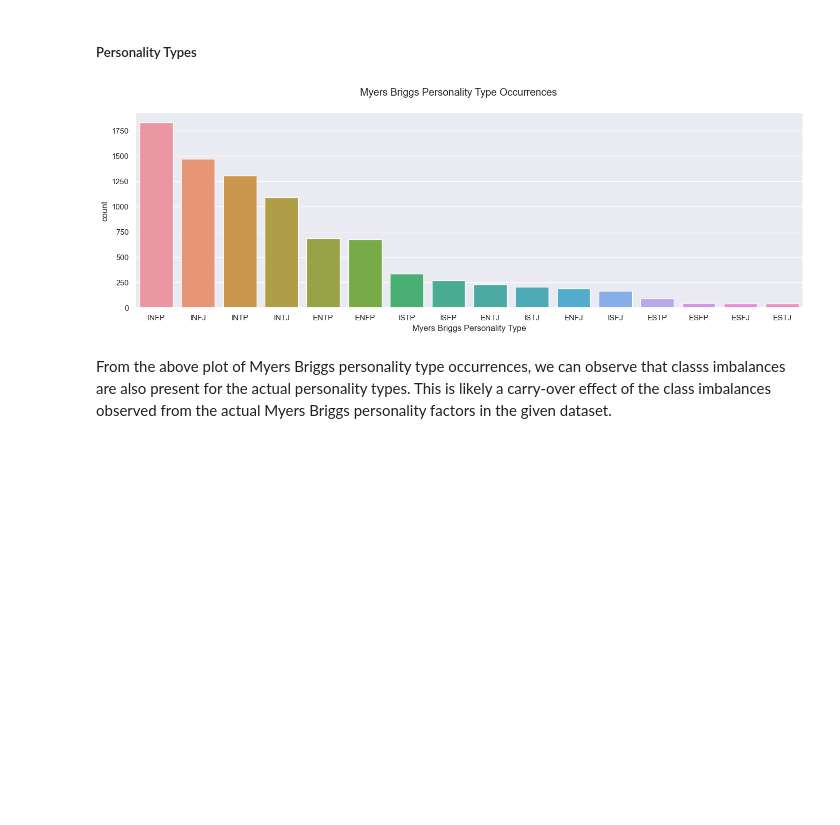
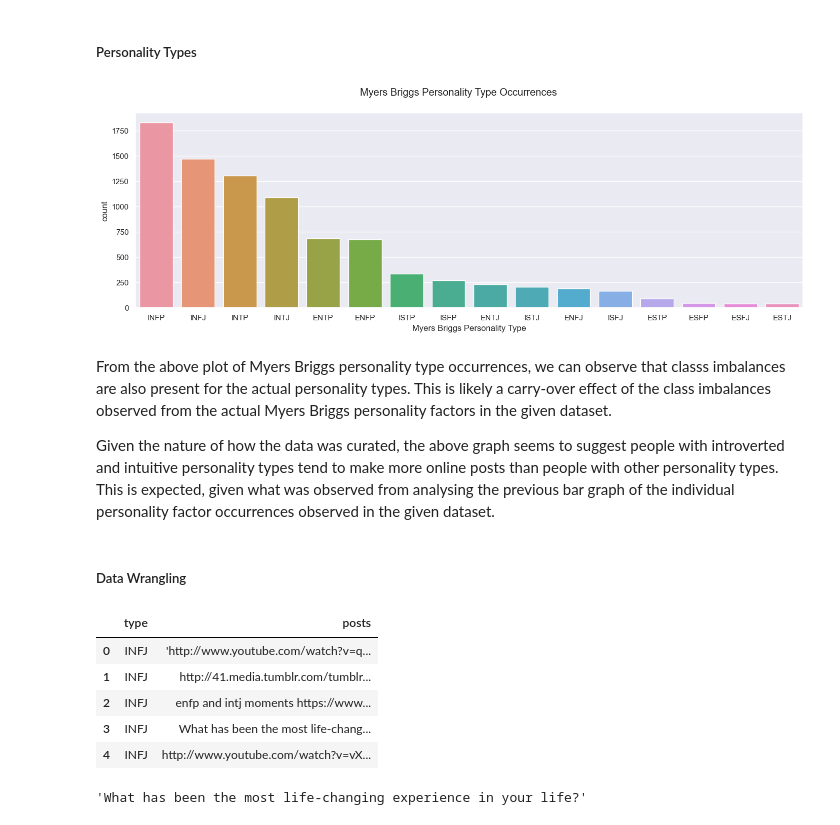
Before and after one commit to slouie88/myers_briggs_personalities, a Jupyter notebook: myers_briggs_eda.ipynb, the cells around one changed output. Drawn from its saved outputs; the diff is of its cells as text; code cells hidden in the pictures; blank space fills up the shorter version.

Commit message:
Added function to split data rows according to the '|||' delimiter for user posts

```diff
--- a/myers_briggs_eda.ipynb
+++ b/myers_briggs_eda.ipynb
@@ -14,7 +14,7 @@ import os
 
 CSV_DATA_PATH = os.path.join("data", "mbti_1.csv")
 
-def load_csv_data(csv_file_path : str = CSV_DATA_PATH):
+def load_csv_data(csv_file_path: str = CSV_DATA_PATH) -> pd.DataFrame:
     """ Load data from a given csv file into a pandas DataFrame object.
 
     Args:
@@ -57,7 +57,7 @@ memory usage: 135.7+ KB
 # %% [markdown]
 ##### Personality Factors
 # %%
-def get_personality_factors(personality_dataset: pd.DataFrame, personalities_col_name : str = "type"):
+def get_personality_factors(personality_dataset: pd.DataFrame, personalities_col_name: str = "type") -> dict:
     """ Return a dictionary containing the personality factors from the given pandas DataFrame containing Myers Briggs personalities.
 
     Args:
@@ -148,3 +150,51 @@ plt.show()
 [figure]
 # %% [markdown]
 From the above plot of Myers Briggs personality type occurrences, we can observe that classs imbalances are also present for the actual personality types. This is likely a carry-over effect of the class imbalances observed from the actual Myers Briggs personality factors in the given dataset.
+
+Given the nature of how the data was curated, the above graph seems to suggest people with introverted and intuitive personality types tend to make more online posts than people with other personality types. This is expected, given what was observed from analysing the previous bar graph of the individual personality factor occurrences observed in the given dataset.
+# %% [markdown]
+##### Data Wrangling
+# %%
+def get_online_posts_df(df: pd.DataFrame, type_col: str = "type", posts_col: str = "posts") -> pd.DataFrame:
+    """ Takes in an input pandas DataFrame, each row having a (user_personality_type, user_recent_50_comments) schema and user_recent_50_comments is a '|||' delimited string.
+    Outputs a DataFrame object where each row is a (user_personality_type, user_comment), where each row no contains exactly one comment.
+
+    Args:
+        df (pandas.DataFrame) - The input pandas DataFrame object, where each row follows the schema (user_personality_type, user_recent_50_comments).
+        type_col (str) - The column name of the input DataFrame's personality type column, which contains the user's personality type.
+        posts_col (str) - The column name of the input DataFrame's posts column, which contains the user's recent 50 comments/online posts
+
+    Returns:
+        output_df (pandas.DataFrame) - The output pandas DataFrame object, where each row follows the schema (user_personality_type, user_comment).
+    """
+    online_posts_dict = {
+        type_col: [],
+        posts_col: []
+    }
+
+    for index, row in df.iterrows():
+        personality_type = row[type_col]
+        recent_50_comments = row[posts_col].split("|||")
+
+        online_posts_dict[type_col] += [personality_type] * len(recent_50_comments)
+        online_posts_dict[posts_col] += recent_50_comments
+
+    columns = online_posts_dict.keys()
+    values = list(zip_longest(*online_posts_dict.values()))
+    output_df = pd.DataFrame(values, columns=columns)
+
+    return output_df
+# %%
+online_posts_df = get_online_posts_df(data)
+online_posts_df.head()
+# %% [output]
+|  | type | posts |
+| 0 | INFJ | 'http://www.youtube.com/watch?v=q... |
+| 1 | INFJ | http://41.media.tumblr.com/tumblr... |
+| 2 | INFJ | enfp and intj moments https://www... |
+| 3 | INFJ | What has been the most life-chang... |
+| 4 | INFJ | http://www.youtube.com/watch?v=vX... |
+# %%
+online_posts_df["posts"].iloc[3]
+# %% [output]
+'What has been the most life-changing experience in your life?'
```
Also changed, not shown: parts of 2 cells of this notebook.
